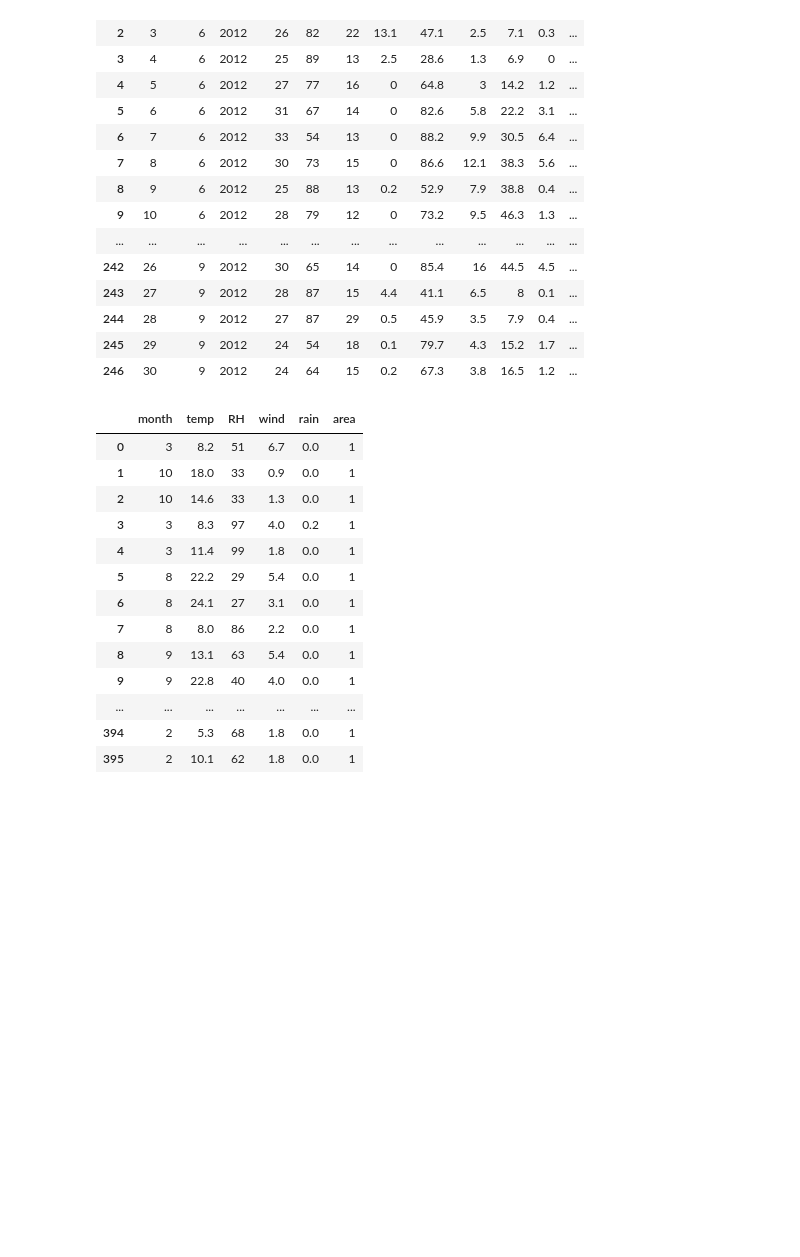
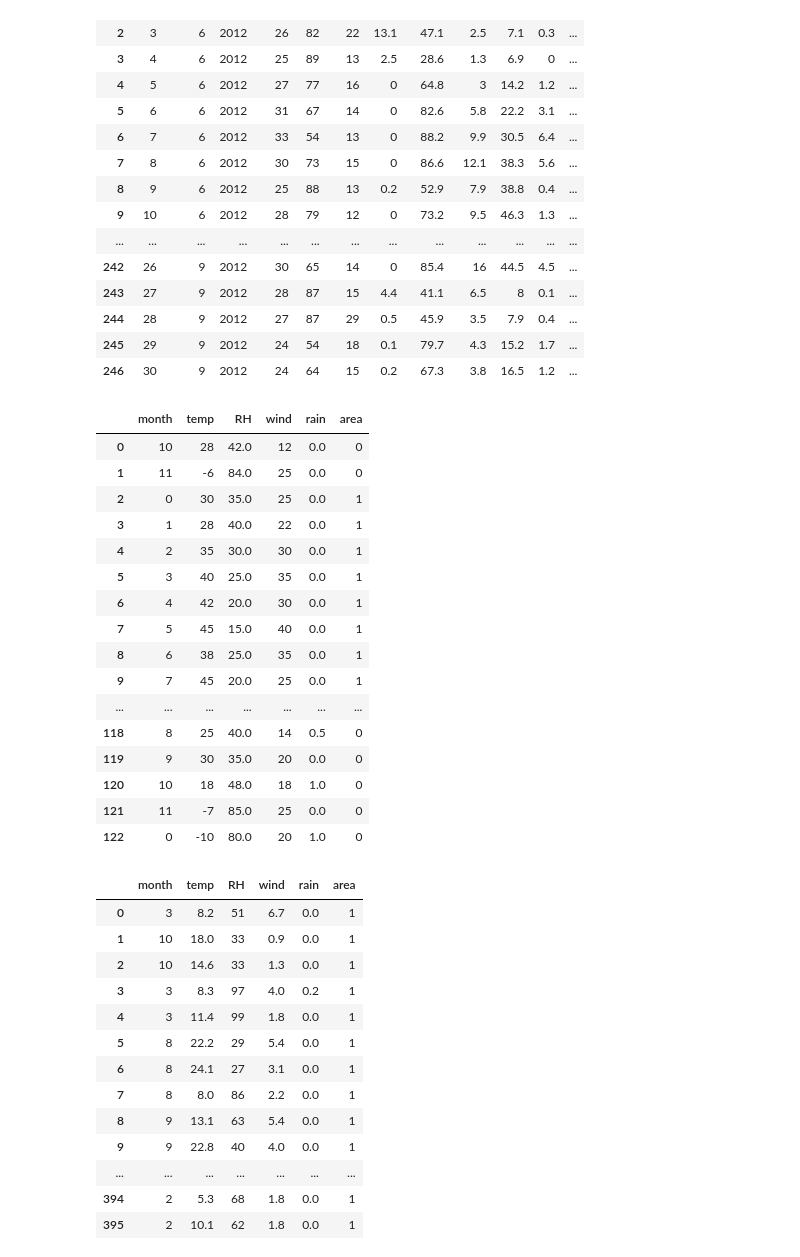
Before and after one commit to TonyTran03/global_fire_detector, a Jupyter notebook: ml_creation/Notebooks/ModelCreator.ipynb, the cells around one changed output. Cells and saved outputs as stored; diff of their text form; code cells hidden in the pictures; blank space fills up the shorter version.

Commit message:
Added artificial predictor

```diff
--- a/ml_creation/Notebooks/ModelCreator.ipynb
+++ b/ml_creation/Notebooks/ModelCreator.ipynb
@@ -11,14 +11,20 @@ from PandasDataController import manipulator
 dataObj = manipulator("../Data", "/forestfires.csv")
 # %%
 dataObj2 = manipulator("../Data", "/algerianforestfires.csv")
+# %%
+dataObj3 = manipulator("../Data", "/artificial.csv")
 # %%
 dataObj.load_data()
 # %%
 dataObj2.load_data()
+# %%
+dataObj3.load_data()
 # %%
 df = dataObj.data
 # %%
 df2 = dataObj2.data
+# %%
+df3 = dataObj3.data
 # %%
 df
 # %% [output]
@@ -59,6 +65,26 @@ df2
 | 244 | 28 | 9 | 2012 | 27 | 87 | 29 | 0.5 | 45.9 | 3.5 | 7.9 | 0.4 | ... |
 | 245 | 29 | 9 | 2012 | 24 | 54 | 18 | 0.1 | 79.7 | 4.3 | 15.2 | 1.7 | ... |
 | 246 | 30 | 9 | 2012 | 24 | 64 | 15 | 0.2 | 67.3 | 3.8 | 16.5 | 1.2 | ... |
+# %%
+df3
+# %% [output]
+|  | month | temp | RH | wind | rain | area |
+| 0 | 10 | 28 | 42.0 | 12 | 0.0 | 0 |
+| 1 | 11 | -6 | 84.0 | 25 | 0.0 | 0 |
+| 2 | 0 | 30 | 35.0 | 25 | 0.0 | 1 |
+| 3 | 1 | 28 | 40.0 | 22 | 0.0 | 1 |
+| 4 | 2 | 35 | 30.0 | 30 | 0.0 | 1 |
+| 5 | 3 | 40 | 25.0 | 35 | 0.0 | 1 |
+| 6 | 4 | 42 | 20.0 | 30 | 0.0 | 1 |
+| 7 | 5 | 45 | 15.0 | 40 | 0.0 | 1 |
+| 8 | 6 | 38 | 25.0 | 35 | 0.0 | 1 |
+| 9 | 7 | 45 | 20.0 | 25 | 0.0 | 1 |
+| ... | ... | ... | ... | ... | ... | ... |
+| 118 | 8 | 25 | 40.0 | 14 | 0.5 | 0 |
+| 119 | 9 | 30 | 35.0 | 20 | 0.0 | 0 |
+| 120 | 10 | 18 | 48.0 | 18 | 1.0 | 0 |
+| 121 | 11 | -7 | 85.0 | 25 | 0.0 | 0 |
+| 122 | 0 | -10 | 80.0 | 20 | 1.0 | 0 |
 # %%
 df.columns = df.columns.str.strip()
 
```
Also changed, not shown: parts of 20 cells of this notebook, 5 other files.
